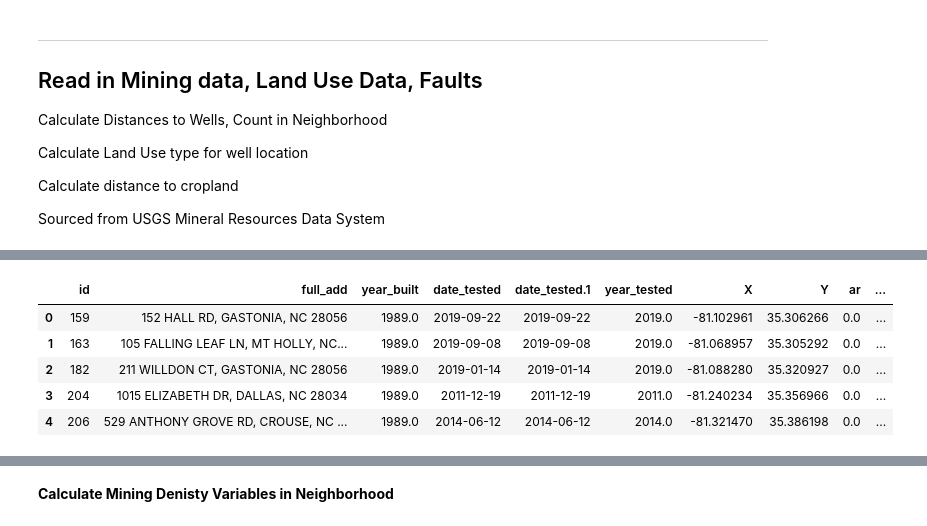
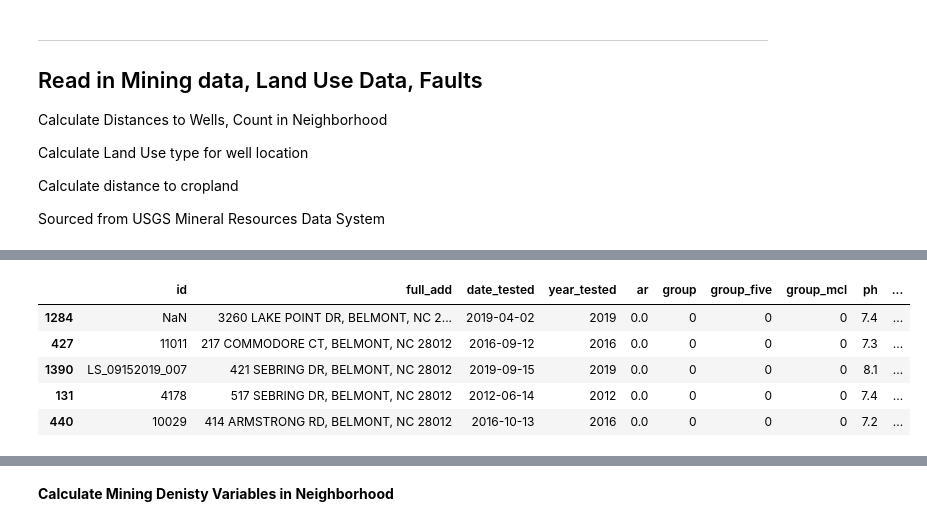
Before and after one commit to kendallfrimodig/arsenic-modeling, a Jupyter notebook: notebooks/gis-processing.ipynb, the cells around one changed output, grey strips where cells are left out. Drawn from its saved outputs; the diff is of its cells as text; code cells hidden in the pictures.

```diff
--- a/notebooks/gis-processing.ipynb
+++ b/notebooks/gis-processing.ipynb
@@ -120,17 +109,0 @@ basic_map(gdf_cnty, gdf_ar)
-# %%
-# import geology data from geojson on NC OneMap API
-
-# Put the url in a variable
-url = "https://services.nconemap.gov/secure/rest/services/NC1Map_Geological/MapServer/2/query?outFields=*&where=1%3D1&f=geojson"
-
-# Get the data
-
-geol = requests.get(url).json()
-
-# convert to geodataframe
-
-gdf_geol = gpd.GeoDataFrame.from_features(geol)
-
-# set crs
-
-gdf_geol.crs = 4269
@@ -166,7 +160,17 @@ Index(['geometry', 'st_area(shape)', 'st_perimeter(shape)', 'objectid',
 # %%
 # build index of column names for retaining after spatial join
 
-columns = list(gdf_ar.columns)
+columns = ['id',
+            'full_add',
+            'date_tested',
+            'year_tested',
+            'ar',
+            'group',
+            'group_five',
+            'group_mcl',
+            'ph',
+            'sample_id',
+            'geometry']
 
 geol_columns = ['geocode', 'belt2','type']
 
@@ -195,7 +196,7 @@ columns
 # Join the bedrock type, "geocode", from the gdf_geol to each well sample point, from gdf_ar,
 # based on the polygon from gdf_geol they lie within
 
-gdf_ar = gpd.sjoin(gdf_ar, gdf_geol, how='left', op='within')
+gdf_ar = gpd.sjoin(gdf_ar, gdf_geol, how='left', predicate='within')
 # %%
 # drop unneeded columns
 
@@ -216,12 +217,3 @@ Calculate Land Use type for well location
 Calculate distance to cropland
 
 Sourced from USGS Mineral Resources Data System
-# %%
-# read in landuse polygon data from geojson
-gdf_landuse = gpd.read_file("../data/gis/polygon/landuse.geojson")
-
-# set crs
-gdf_landuse.crs = 4269
-
-# check crs
-gdf_landuse.crs
@@ -240,19 +220,19 @@ Datum: North American Datum 1983
 # %%
 # Join the landuse type, from the gdf_landuse to each well sample point
 # based on the polygon from gdf_landuse they lie within
 
-gdf_ar = gpd.sjoin(gdf_ar, gdf_landuse, how='left', op='within')
+gdf_ar = gpd.sjoin(gdf_ar, gdf_landuse, how='left', predicate='within')
 
 # verify the join
 
 gdf_ar.head()
 # %% [output]
-|  | id | full_add | year_built | date_tested | date_tested.1 | year_tested | X | Y | ar | ... |
-| 0 | 159 | 152 HALL RD, GASTONIA, NC 28056 | 1989.0 | 2019-09-22 | 2019-09-22 | 2019.0 | -81.102961 | 35.306266 | 0.0 | ... |
-| 1 | 163 | 105 FALLING LEAF LN, MT HOLLY, NC... | 1989.0 | 2019-09-08 | 2019-09-08 | 2019.0 | -81.068957 | 35.305292 | 0.0 | ... |
-| 2 | 182 | 211 WILLDON CT, GASTONIA, NC 28056 | 1989.0 | 2019-01-14 | 2019-01-14 | 2019.0 | -81.088280 | 35.320927 | 0.0 | ... |
-| 3 | 204 | 1015 ELIZABETH DR, DALLAS, NC 28034 | 1989.0 | 2011-12-19 | 2011-12-19 | 2011.0 | -81.240234 | 35.356966 | 0.0 | ... |
-| 4 | 206 | 529 ANTHONY GROVE RD, CROUSE, NC ... | 1989.0 | 2014-06-12 | 2014-06-12 | 2014.0 | -81.321470 | 35.386198 | 0.0 | ... |
+|  | id | full_add | date_tested | year_tested | ar | group | group_five | group_mcl | ph | ... |
+| 1284 | NaN | 3260 LAKE POINT DR, BELMONT, NC 2... | 2019-04-02 | 2019 | 0.0 | 0 | 0 | 0 | 7.4 | ... |
+| 427 | 11011 | 217 COMMODORE CT, BELMONT, NC 28012 | 2016-09-12 | 2016 | 0.0 | 0 | 0 | 0 | 7.3 | ... |
+| 1390 | LS_09152019_007 | 421 SEBRING DR, BELMONT, NC 28012 | 2019-09-15 | 2019 | 0.0 | 0 | 0 | 0 | 8.1 | ... |
+| 131 | 4178 | 517 SEBRING DR, BELMONT, NC 28012 | 2012-06-14 | 2012 | 0.0 | 0 | 0 | 0 | 7.4 | ... |
+| 440 | 10029 | 414 ARMSTRONG RD, BELMONT, NC 28012 | 2016-10-13 | 2016 | 0.0 | 0 | 0 | 0 | 7.2 | ... |
 # %%
 # apply labels for landuse types
 
```
Also changed, not shown: parts of 56 cells of this notebook, 20 other files.
